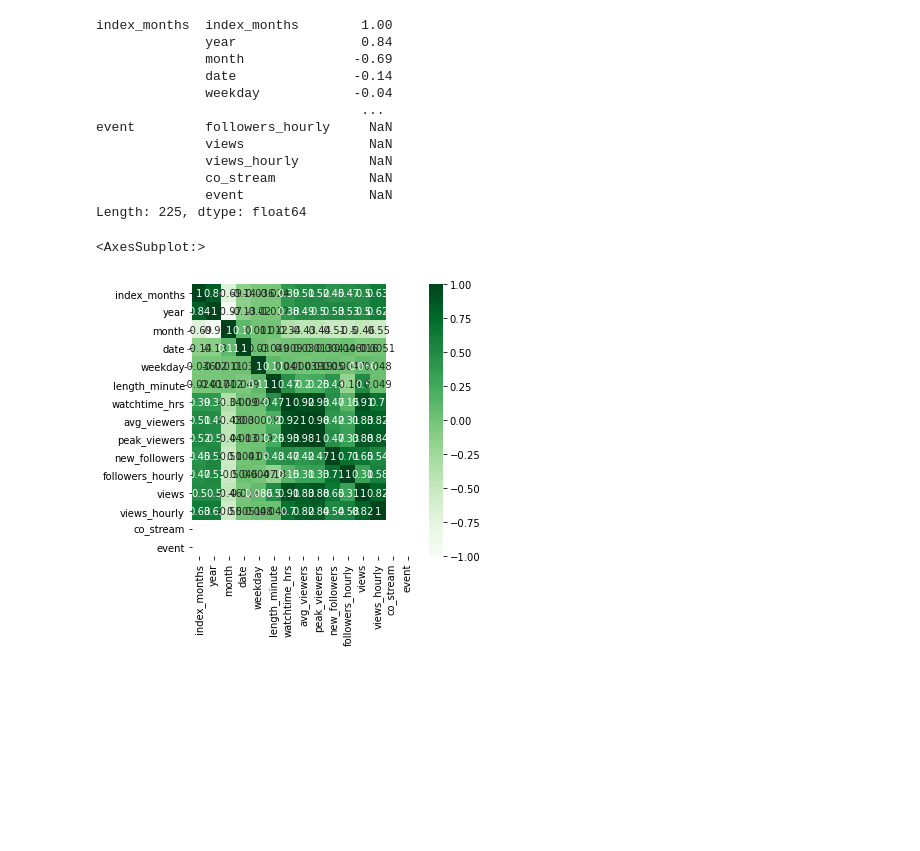
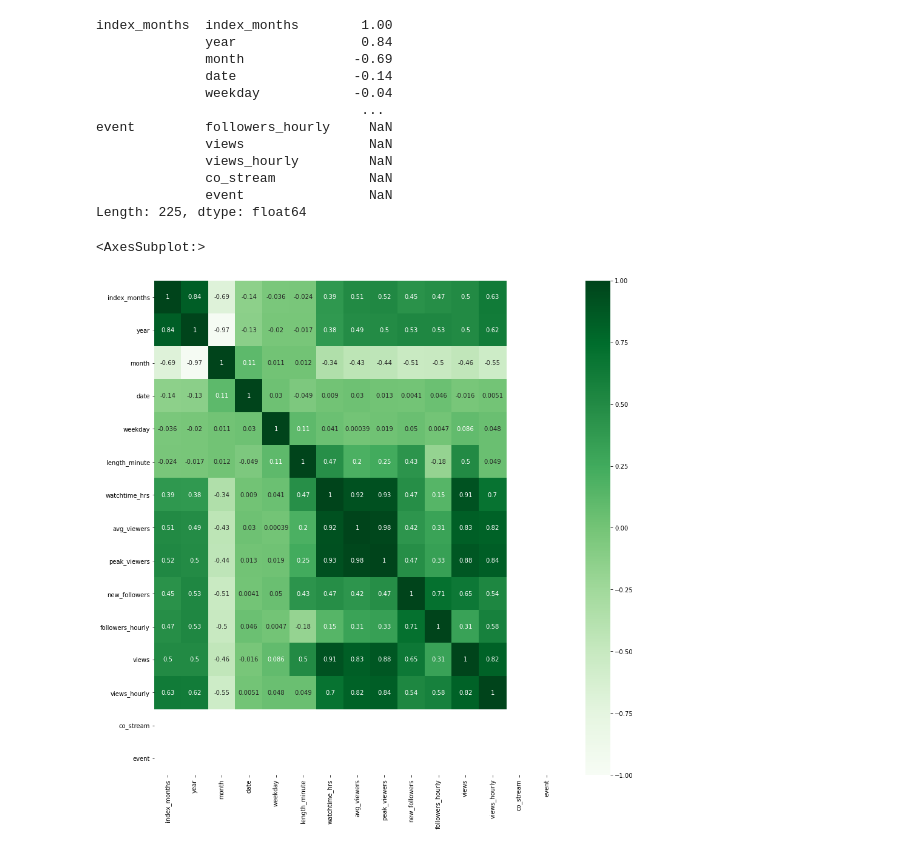
Before and after one commit to kyseshim/twitch_stream_analysis, a Jupyter notebook: tw_data.ipynb, the cells around one changed output. Saved outputs shown, nothing was run; the diff lists cells and outputs as text; code cells hidden in the pictures; blank space fills up the shorter version.

```diff
--- a/tw_data.ipynb
+++ b/tw_data.ipynb
@@ -78,15 +103,15 @@ event         followers_hourly     NaN
               event                NaN
 Length: 225, dtype: float64
 # %%
-plt.rcParams["figure.figsize"] = (5,5)
+plt.rcParams["figure.figsize"] = (15,15)
 sb.heatmap(df.corr(),
            annot = True, #실제 값 화면에 나타내기
            cmap = 'Greens', #색상
            vmin = -1, vmax=1 , #컬러차트 영역 -1 ~ +1
           )
 # %% [output]
 <AxesSubplot:>
-[figure, old version]
+[figure, new version]
 # %%
 df = df[['date_formatting','watchtime_hrs','avg_viewers','new_followers','views']]
 df['lscrap'] = np.log(df['scrap'])
```
Also changed, not shown: parts of 3 cells of this notebook.
